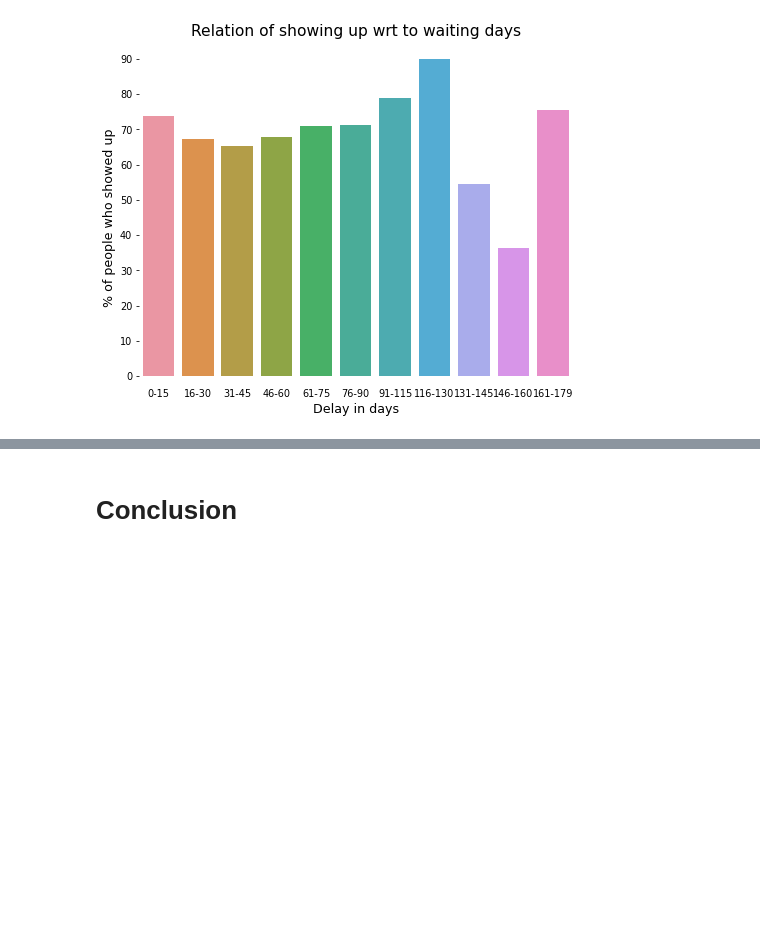
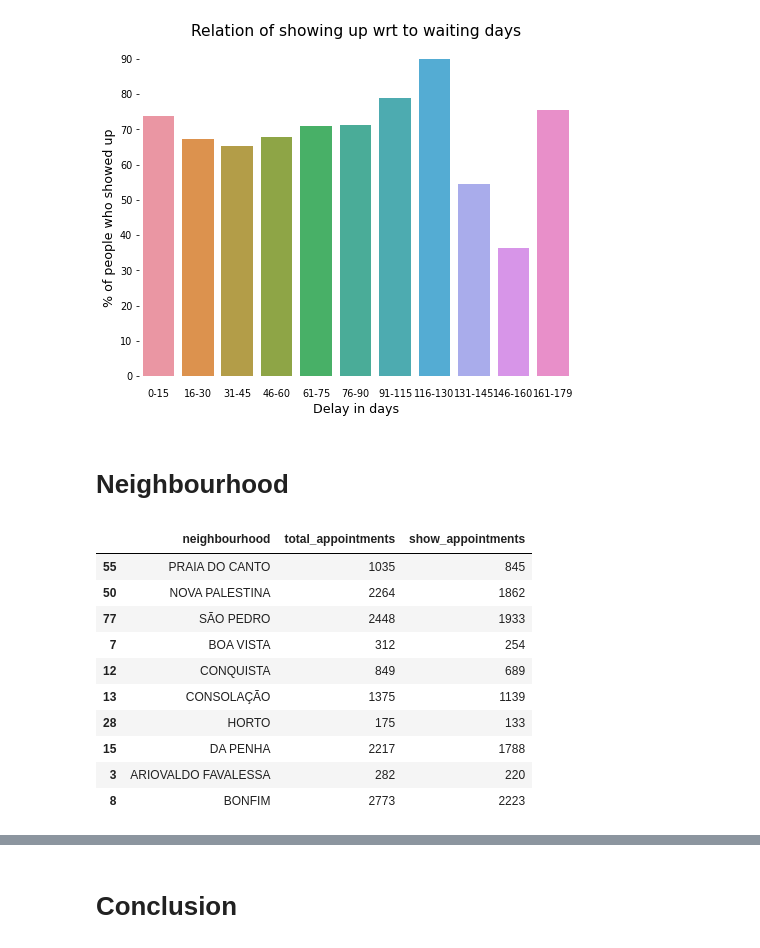
Before and after one commit to dishankkalra23/Medical-Appointment-No-Shows, a Jupyter notebook: Medical_Appointment_No_Shows.ipynb, the cells around one changed output, grey strips where cells are left out. Drawn from its saved outputs; the diff is of its cells as text; code cells hidden in the pictures; blank space fills up the shorter version.

```diff
--- a/Medical_Appointment_No_Shows.ipynb
+++ b/Medical_Appointment_No_Shows.ipynb
@@ -705,3 +719,5 @@ Here waiting days are delay in days of appointment and scheduled day
 | 9 | 146-160 | 36.363636 |
 | 10 | 161-179 | 75.555556 |
 [figure]
+# %% [markdown]
+# Neighbourhood
@@ -707,0 +730,14 @@ Here waiting days are delay in days of appointment and scheduled day
+# %%
+neighbour_df.sample(10)
+# %% [output]
+|  | neighbourhood | total_appointments | show_appointments |
+| 55 | PRAIA DO CANTO | 1035 | 845 |
+| 50 | NOVA PALESTINA | 2264 | 1862 |
+| 77 | SÃO PEDRO | 2448 | 1933 |
+| 7 | BOA VISTA | 312 | 254 |
+| 12 | CONQUISTA | 849 | 689 |
+| 13 | CONSOLAÇÃO | 1375 | 1139 |
+| 28 | HORTO | 175 | 133 |
+| 15 | DA PENHA | 2217 | 1788 |
+| 3 | ARIOVALDO FAVALESSA | 282 | 220 |
+| 8 | BONFIM | 2773 | 2223 |
```
Also changed, not shown: parts of 9 cells of this notebook.
